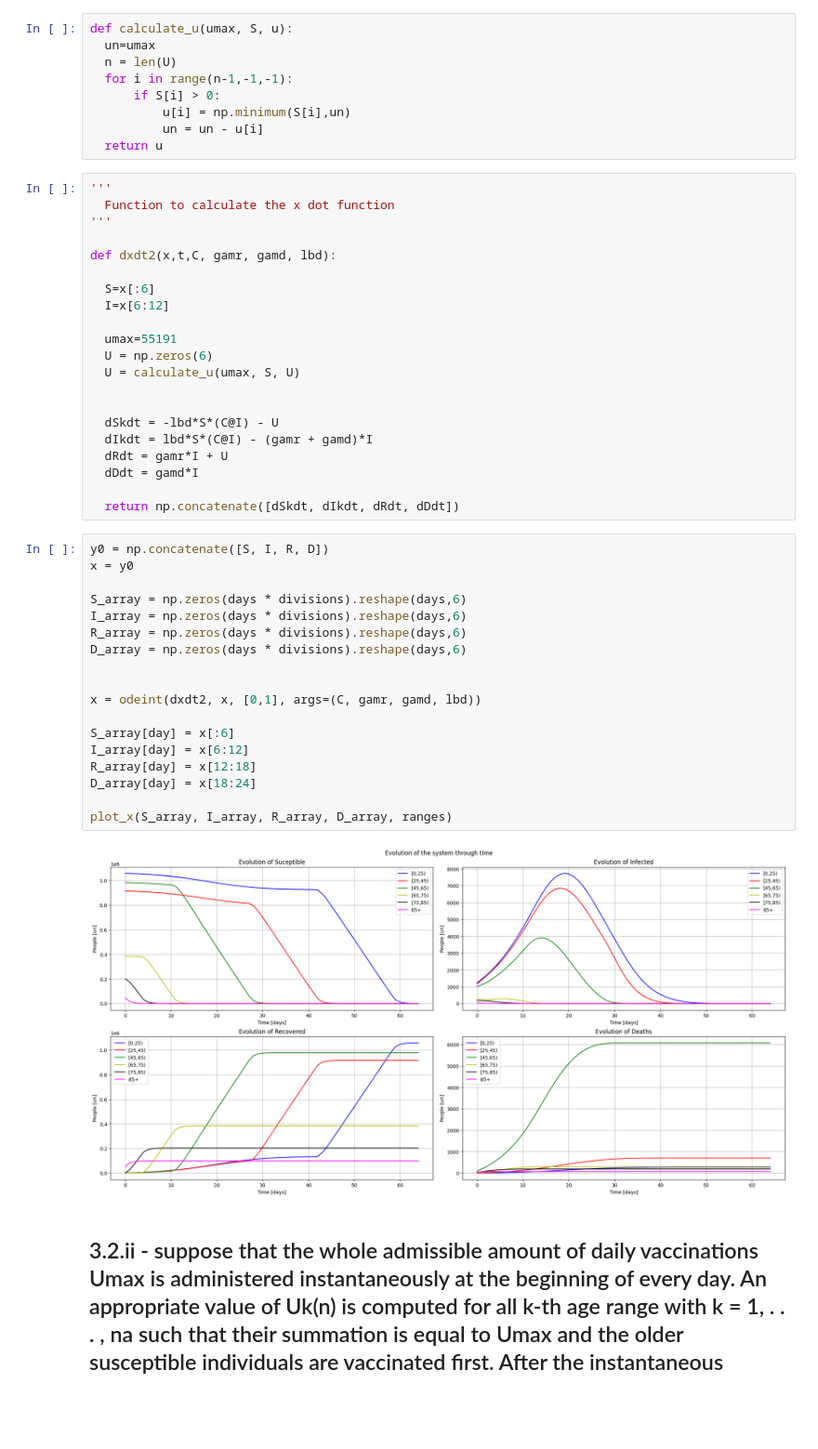
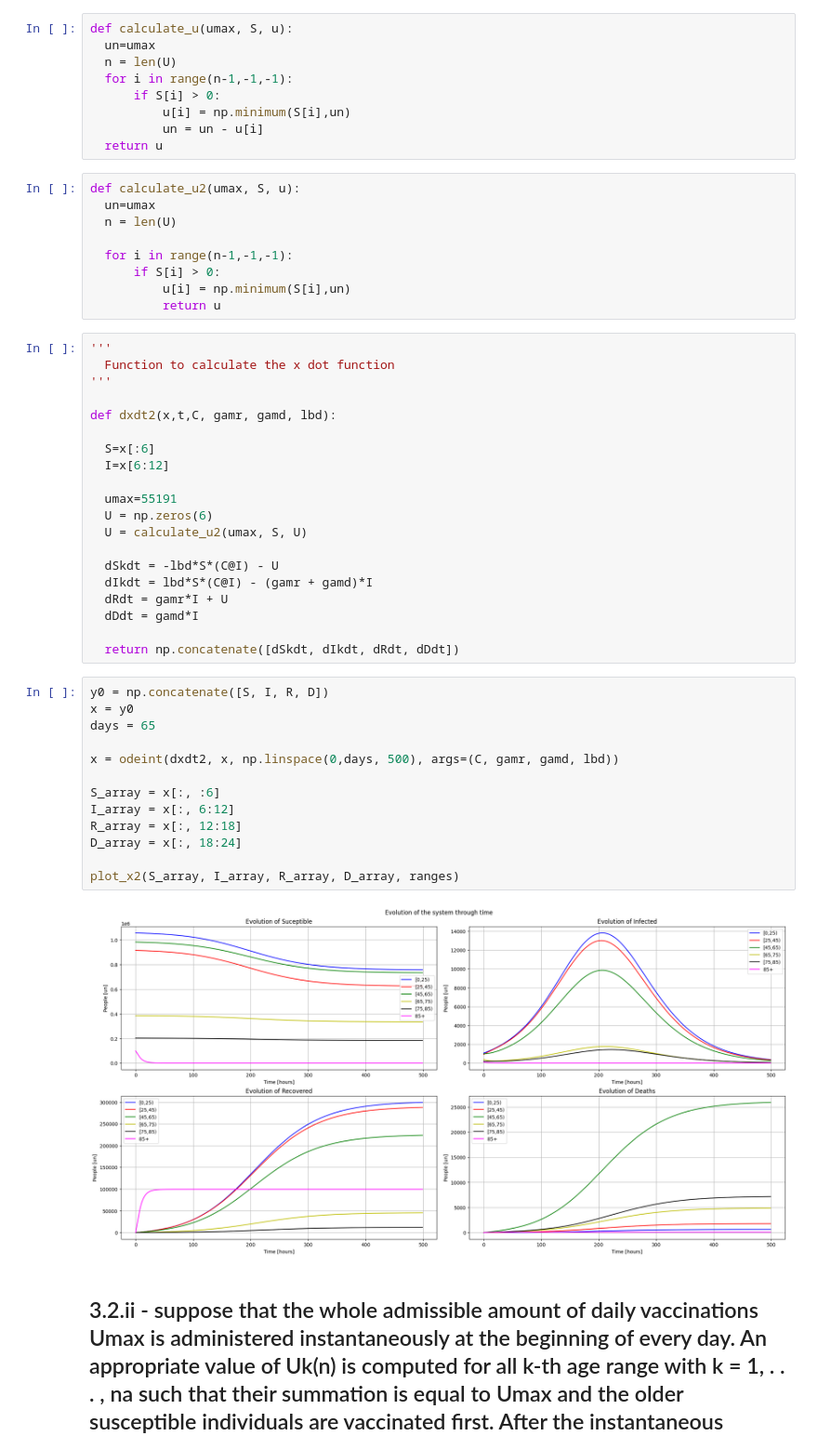
Before and after one commit to douglasmmachado/MPC, a Jupyter notebook: COVID-19.ipynb, the cells around one changed output. Shown at 93% size. Saved outputs shown, nothing was run; the diff lists cells and outputs as text; blank space fills up the shorter version.

```diff
--- a/COVID-19.ipynb
+++ b/COVID-19.ipynb
@@ -188,6 +224,15 @@ def calculate_u(umax, S, u):
           u[i] = np.minimum(S[i],un)
           un = un - u[i]
   return u
+# %%
+def calculate_u2(umax, S, u):
+  un=umax
+  n = len(U)
+
+  for i in range(n-1,-1,-1):
+      if S[i] > 0:
+          u[i] = np.minimum(S[i],un)
+          return u
 # %%
 '''
   Function to calculate the x dot function
@@ -200,8 +245,7 @@ def dxdt2(x,t,C, gamr, gamd, lbd):
 
   umax=55191
   U = np.zeros(6)
-  U = calculate_u(umax, S, U)
-
+  U = calculate_u2(umax, S, U)
 
   dSkdt = -lbd*S*(C@I) - U
   dIkdt = lbd*S*(C@I) - (gamr + gamd)*I
@@ -212,23 +256,18 @@ def dxdt2(x,t,C, gamr, gamd, lbd):
 # %%
 y0 = np.concatenate([S, I, R, D])
 x = y0
+days = 65
 
-S_array = np.zeros(days * divisions).reshape(days,6)
-I_array = np.zeros(days * divisions).reshape(days,6)
-R_array = np.zeros(days * divisions).reshape(days,6)
-D_array = np.zeros(days * divisions).reshape(days,6)
+x = odeint(dxdt2, x, np.linspace(0,days, 500), args=(C, gamr, gamd, lbd))
 
+S_array = x[:, :6]
+I_array = x[:, 6:12]
+R_array = x[:, 12:18]
+D_array = x[:, 18:24]
 
-x = odeint(dxdt2, x, [0,1], args=(C, gamr, gamd, lbd))
-
-S_array[day] = x[:6]
-I_array[day] = x[6:12]
-R_array[day] = x[12:18]
-D_array[day] = x[18:24]
-
-plot_x(S_array, I_array, R_array, D_array, ranges)
+plot_x2(S_array, I_array, R_array, D_array, ranges)
 # %% [output]
-[figure, old version]
+[figure, new version]
 # %% [markdown]
 ## 3.2.ii - suppose that the whole admissible amount of daily vaccinations Umax is administered instantaneously at the beginning of every day. An appropriate value of Uk(n) is computed for all k-th age range with k = 1, . . . , na such that their summation is equal to Umax and the older susceptible individuals are vaccinated first. After the instantaneous update of the number of susceptibles and recovered, the system (1) is simulated in open loop till the following day.
 # %%
```
Also changed, not shown: parts of 2 cells of this notebook.
